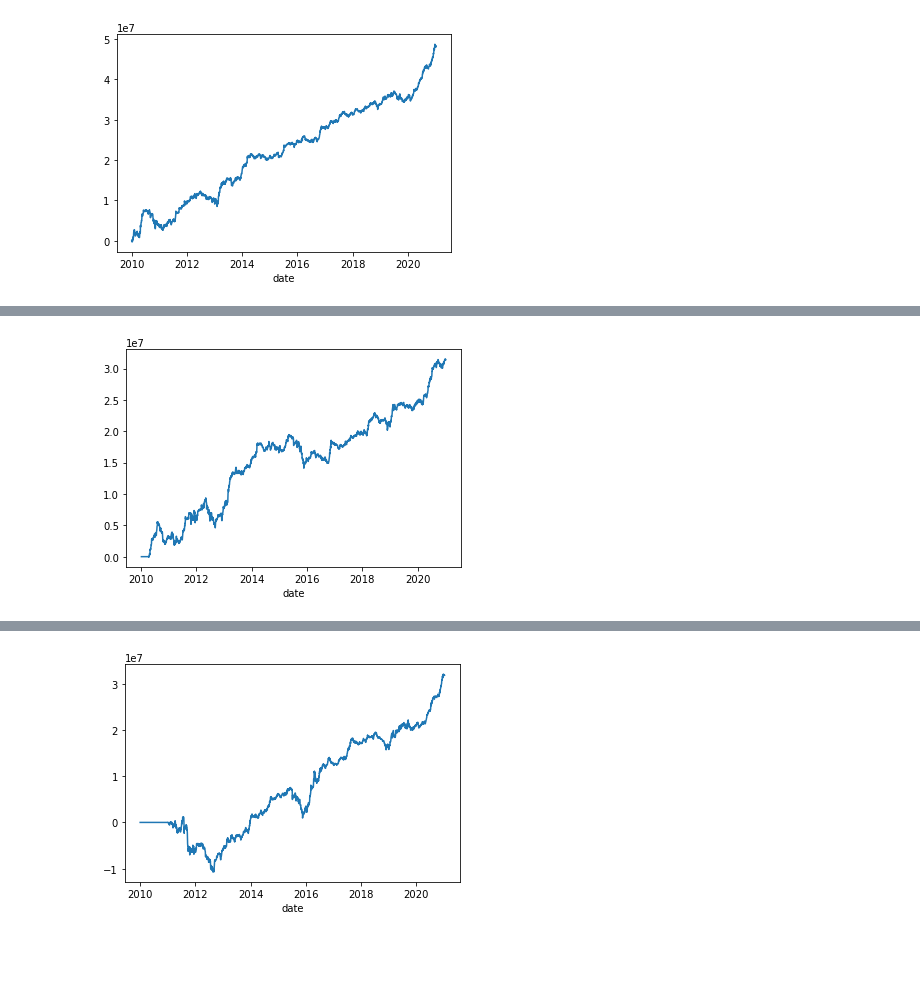
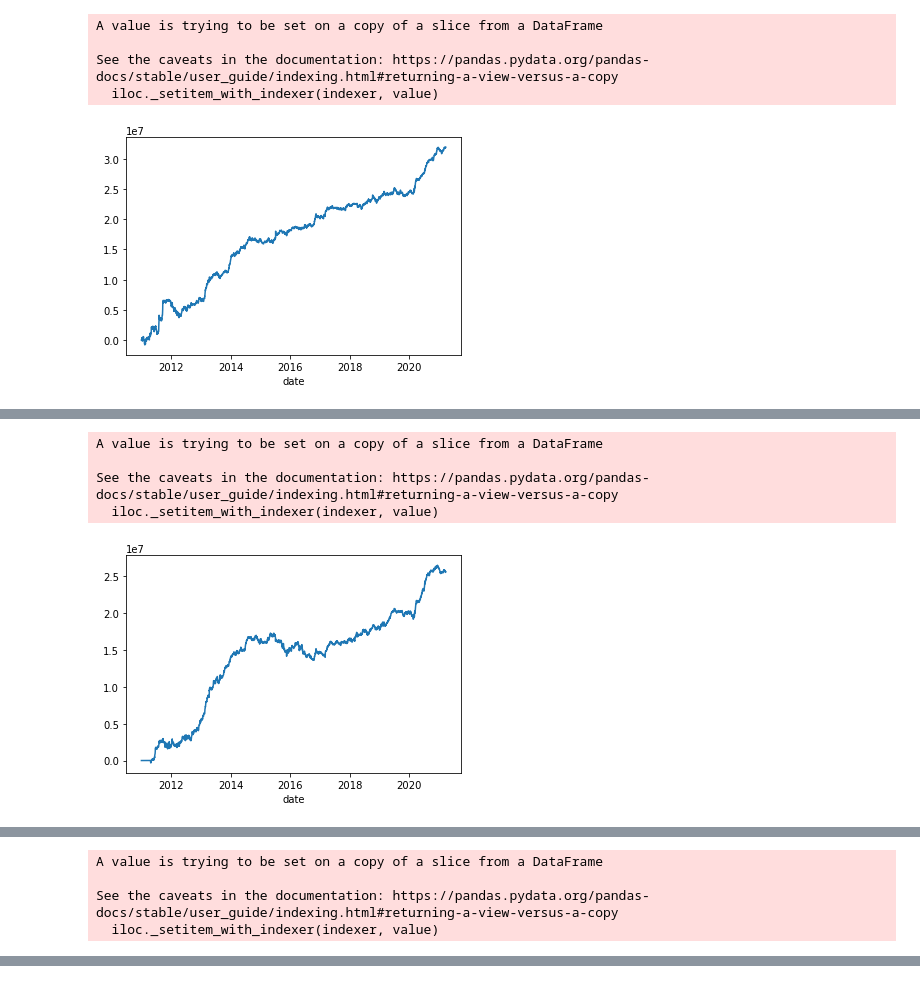
Before and after one commit to harvey1673/pyktrader3, a Jupyter notebook: bktest/bktest_daily_term_structure.ipynb, the cells around one changed output, grey strips where cells are left out. Saved outputs shown, nothing was run; the diff lists cells and outputs as text; code cells hidden in the pictures; blank space fills up the shorter version.

```diff
--- a/bktest/bktest_daily_term_structure.ipynb
+++ b/bktest/bktest_daily_term_structure.ipynb
@@ -55,14 +73,20 @@ sim_start_dict = { 'c': datetime.date(2008,10,1), 'm': datetime.date(2010,10,1),
 # %%
 field_list = ['open', 'high', 'low', 'close', 'volume', 'openInterest', 'contract', 'shift']
+mfield_list = ['open', 'high', 'low', 'close', 'volume', 'openInterest', 'contract', 'shift', 'datetime']
 
-start_date = datetime.date(2010,1,1)
-end_date = datetime.date(2021,3,3)
+start_date = datetime.date(2011,1,1)
+end_date = datetime.date(2021,3,26)
 pnl_tenors = ['1y', '2y', '3y', '4y', '5y', '6y', '8y', '10y']
 
 sim_products = ind_all_mkts + ags_all_mkts
 need_shift = 1
 freq = 'd'
 delimiter = '-'
+
+if freq == 'd':
+    sim_start_dict = daily_start_dict
+else:
+    sim_start_dict = min_start_dict
 
 dbtbl_prefix = ''
 args = {'roll_rule': '-30b', 'freq': freq, 'need_shift': need_shift, 'dbtbl_prefix': dbtbl_prefix}
@@ -457,18 +481,18 @@ commod_mkts = ['rb', 'hc', 'i', 'j', 'jm', 'ru', 'FG', 'ZC', 'cu', 'al', 'zn', '
                'l', 'pp', 'v', 'TA', 'MA', 'bu', 'sc', 'm', 'RM', 'y', 'p', 'OI', 'a', 'c', 'cs', 'CF', 'SR', 'jd']
 # 'SM', "SF", 'au', 'ag', 'fu', 'eg', 'b', 'AP']
 
-product_list = metal_mixed_mkts + petro_mixed_mkts #commod_mkts #
+product_list = commod_mkts # metal_mixed_mkts + petro_mixed_mkts #
 # # ind_metal_mkts #commod_all_mkts #  ferrous_products_mkts #+ ferrous_mixed_mkts + base_metal_mkts
-product_name = 'ind_mixed_mkts'
+product_name = 'commod_mkts'
 
 sim_name = 'tscarry'
 run_mode = 'nryield'
 
-start_date = datetime.date(2010,1,1)
-end_date = datetime.date(2021,2,19)
+start_date = datetime.date(2011,1,1)
+end_date = datetime.date(2021,3,26)
 quant = 0.2
-save_loc = "C:\\dev\\data\\selected_%s_" % ('_'.join([sim_name, run_mode, product_name, str(quant), str(end_date)]))
-#save_loc = "C:\\dev\\data\\combined_carry_" + product_name + "_" + str(end_date) + '_'
+#save_loc = "C:\\dev\\data\\selected_%s_" % ('_'.join([sim_name, run_mode, product_name, str(quant), str(end_date)]))
+save_loc = "C:\\dev\\data\\combined_carry_" + product_name + "_" + str(end_date) + '_'
 pos_std = 1
 std_win = 20
 win = 60
@@ -476,14 +500,14 @@ ma_win = 1
 rebal = 5
 params = [0.0, 0.0]
 
-index_list = range(10, 250, 10) # [1, 5] + [i for i in range(10, 130, 10)]  #range(8, 44, 4) #
-column_list = [1, 3, 5, 10, 15, 20] #range(10, 130, 10) #  [60, 80, 100, 120, 140, 160] #[i * 0.01 for i in range(0, 32, 4)] #
+#index_list = range(10, 250, 10) # [1, 5] + [i for i in range(10, 130, 10)]  #range(8, 44, 4) #
+#column_list = [1, 3, 5, 10, 15, 20] #range(10, 130, 10) #  [60, 80, 100, 120, 140, 160] #[i * 0.01 for i in range(0, 32, 4)] #
 sratio = {}
 run_sratio = False
 run_pos_sum = True
 pos_sum = pd.DataFrame()
 pos_list = []
-scenarios = list(itertools.product(index_list, column_list))
+#scenarios = list(itertools.product(index_list, column_list))
 #ind_metal_mkts
 #scenarios = [('tscarry', 'ryield', 1.0, 1, 1, 5, [0.0, 0.0]), \
 #             ('tscarry', 'basmom', 1.0, 60, 1, 10, [0.0, 0.0]), \
@@ -498,20 +522,20 @@ scenarios = list(itertools.product(index_list, column_list))
 #('xscarry', 'basmom', 170, 1, 5, [0.0, 0.0], 0.25), \
 #('xscarry', 'basmom', 210, 1, 5, [0.0, 0.0], 0.25), \
 #commod_mkts
-#scenarios = [('tscarry', 'ryield', 3.0, 1, 1, 1, [0.0, 0.0]), \
-#             ('tscarry', 'basmom', 1.0, 70, 1, 1, [0.0, 0.0]), \
-#             ('tscarry', 'basmom', 1.0, 110, 1, 1, [0.0, 0.0]),\
-#             ('tscarry', 'basmom', 1.0, 230, 1, 1, [0.0, 0.0]),\
-#             ('xscarry', 'ryieldma', 1.0, 1, 1, 1, [0.0, 0.0], 0.2), \
-#             ('xscarry', 'ryieldma', 1.0, 1, 30, 1, [0.0, 0.0], 0.2), \
-#             ('xscarry', 'ryieldma', 1.0, 1, 120, 1, [0.0, 0.0], 0.2),\
-#             #('xscarry', 'basmom', 1.0, 10, 1, 10, [0.0, 0.0], 0.2), \
-#             #('xscarry', 'basmom', 1.0, 30, 1, 10, [0.0, 0.0], 0.2), \
-#             ('xscarry', 'basmom', 1.5, 100, 1, 1, [0.0, 0.0], 0.2), \
-#             ('xscarry', 'basmom', 1.5, 240, 1, 1, [0.0, 0.0], 0.2), \
-#             #('xscarry', 'basmomma', 100, 10, 5, [0.0, 0.0], 0.2), \
-#             #('xscarry', 'basmomma',240, 10, 5, [0.0, 0.0], 0.2), \
-#           ]
+scenarios = [('tscarry', 'ryield', 3.0, 1, 1, 1, [0.0, 0.0]), \
+             ('tscarry', 'basmom', 1.0, 70, 1, 1, [0.0, 0.0]), \
+             ('tscarry', 'basmom', 1.0, 110, 1, 1, [0.0, 0.0]),\
+             ('tscarry', 'basmom', 1.0, 230, 1, 1, [0.0, 0.0]),\
+             ('xscarry', 'ryieldma', 0.5, 1, 1, 1, [0.0, 0.0], 0.2), \
+             ('xscarry', 'ryieldma', 0.5, 1, 30, 1, [0.0, 0.0], 0.2), \
+             ('xscarry', 'ryieldma', 0.5, 1, 120, 1, [0.0, 0.0], 0.2),\
+             #('xscarry', 'basmom', 1.0, 10, 1, 10, [0.0, 0.0], 0.2), \
+             #('xscarry', 'basmom', 1.0, 30, 1, 10, [0.0, 0.0], 0.2), \
+             #('xscarry', 'basmom', 0.75, 100, 1, 1, [0.0, 0.0], 0.2), \
+             ('xscarry', 'basmom', 0.5, 240, 1, 1, [0.0, 0.0], 0.2), \
+             ('xscarry', 'basmomma', 0.5, 100, 10, 5, [0.0, 0.0], 0.2), \
+             ('xscarry', 'basmomma', 0.5, 240, 10, 5, [0.0, 0.0], 0.2), \
+           ]
 
 if 'ts' in sim_name:
     sim_func = run_ts_test
@@ -586,32 +610,41 @@ for scen in scenarios:
     run_args['quantile'] = quantile
     res = sim_func(run_args)
     res['cum_pnl'].plot()
     plt.show()
     cum_list.append(res['cum_pnl'])
     stats_list.append(res['pnl_stats'])
     vdf = res['pnl_stats']
     vdf = vdf.loc[[idx for idx in vdf.index if ('sharp' in idx) or ('std' in idx)], :]
     print(vdf)
     if run_pos_sum:
         pos_list.append(res['pos_df'])
         pos_sum = pos_sum.add(res['pos_df'] * weight, fill_value = 0)
         port_pnl = port_pnl.add(res['cum_pnl'] * weight, fill_value = 0)
     if run_sratio:
         for yr in sratio_years:
             lbl = 'sharp_ratio_' + str(yr) + 'y'
             sratio[yr][scen_y].loc[scen_x] = res['pnl_stats'][run_name][lbl]
 
 port_pnl.plot()
+port_pnl.name = 'daily_pnl'
 plt.show()
-print(port_pnl[-20:])
+res_pnl = backtest.pnl_stats_by_tenor(port_pnl.diff().dropna(), tenors = pnl_tenors, field = None)
+vdf = pd.DataFrame.from_dict(res_pnl, orient='index').sort_index()
+vdf = vdf.loc[[idx for idx in vdf.index if ('sharp' in idx) or ('std' in idx)], :]
+print(port_pnl[-30:])
+print(vdf)
 cum_df = pd.concat(cum_list, axis = 1)
 cum_df.to_csv(save_loc + 'pnl.csv')
 stats_df = pd.concat(stats_list, axis = 1)
 stats_df.T.to_csv(save_loc + 'stats.csv')
 if run_pos_sum:
     print(pos_sum)
 if run_sratio:
     for yr in sratio_years:
         print(sratio[yr])
 # %% [output]
+A value is trying to be set on a copy of a slice from a DataFrame
+
+See the caveats in the documentation: https://pandas.pydata.org/pandas-docs/stable/user_guide/indexing.html#returning-a-view-versus-a-copy
+  iloc._setitem_with_indexer(indexer, value)
-[figure, old version]
+[figure, new version]
@@ -635 +668,5 @@ std_pnl_8y                                   166230.551657
+A value is trying to be set on a copy of a slice from a DataFrame
+
+See the caveats in the documentation: https://pandas.pydata.org/pandas-docs/stable/user_guide/indexing.html#returning-a-view-versus-a-copy
+  iloc._setitem_with_indexer(indexer, value)
-[figure, old version]
+[figure, new version]
@@ -652,0 +690,4 @@ std_pnl_8y                                     147572.223301
+A value is trying to be set on a copy of a slice from a DataFrame
+
+See the caveats in the documentation: https://pandas.pydata.org/pandas-docs/stable/user_guide/indexing.html#returning-a-view-versus-a-copy
+  iloc._setitem_with_indexer(indexer, value)
@@ -671 +694,0 @@ std_pnl_8y                                      163742.296984
-[figure, old version]
```
Also changed, not shown: parts of 4 cells of this notebook, 16 other files.
